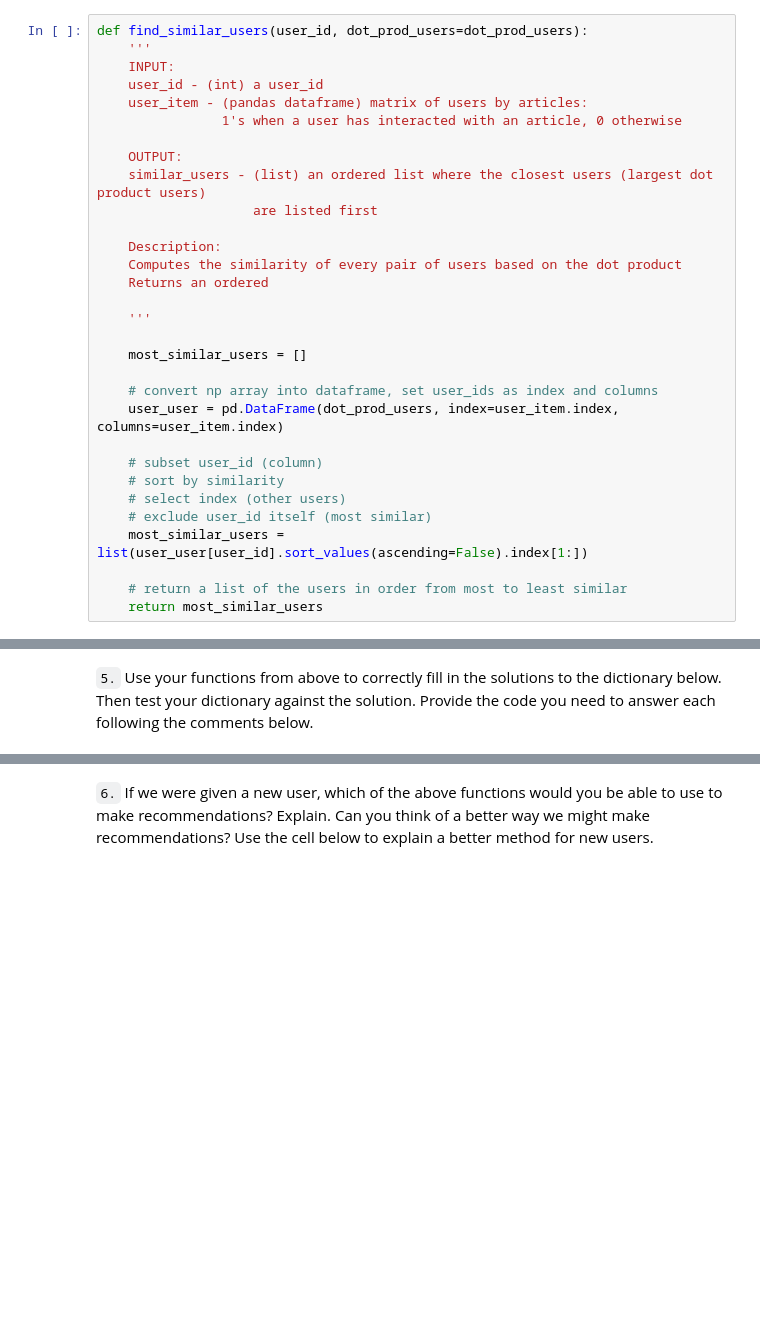
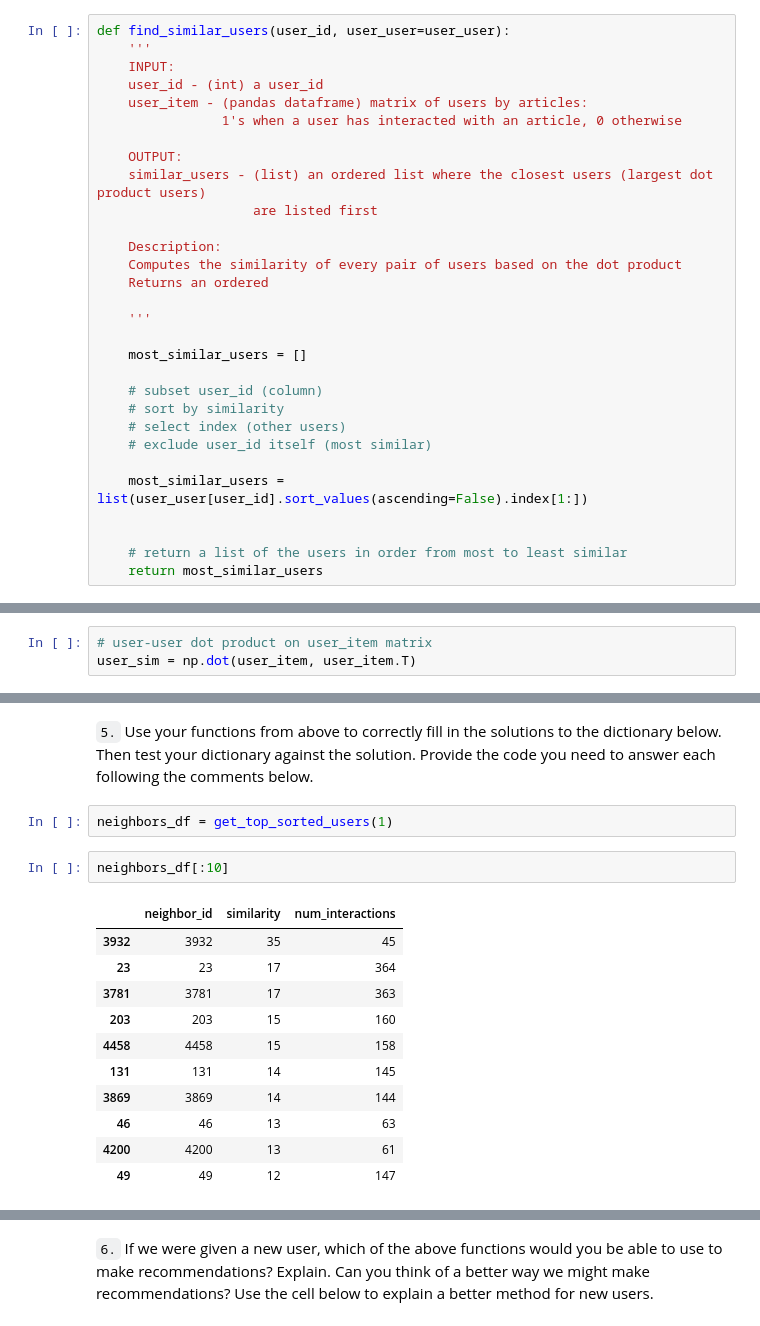
Before and after one commit to mh2065/recommender-system, a Jupyter notebook: Recommendations_with_IBM.ipynb, the cells around one changed output, grey strips where cells are left out. Saved outputs shown, nothing was run; the diff lists cells and outputs as text; blank space fills up the shorter version.

```diff
--- a/Recommendations_with_IBM.ipynb
+++ b/Recommendations_with_IBM.ipynb
@@ -386,5 +411,5 @@ dot_prod_users = np.dot(user_item, user_item.T)
 # %%
-def find_similar_users(user_id, dot_prod_users=dot_prod_users):
+def find_similar_users(user_id, user_user=user_user):
     '''
     INPUT:
     user_id - (int) a user_id
@@ -403,14 +428,13 @@ def find_similar_users(user_id, dot_prod_users=dot_prod_users):
 
     most_similar_users = []
 
-    # convert np array into dataframe, set user_ids as index and columns
-    user_user = pd.DataFrame(dot_prod_users, index=user_item.index, columns=user_item.index)
-
     # subset user_id (column)
     # sort by similarity
     # select index (other users)
     # exclude user_id itself (most similar)
+
     most_similar_users = list(user_user[user_id].sort_values(ascending=False).index[1:])
+
 
     # return a list of the users in order from most to least similar
     return most_similar_users
@@ -607,4 +633,7 @@ AssertionError:
 
 
 * Instead of arbitrarily choosing articles from the user where the number of recommended articles starts below m and ends exceeding m, choose articles with the articles with the most total interactions before choosing those with fewer total interactions. This ranking should be  what would be obtained from the **top_articles** function you wrote earlier.
+# %%
+# user-user dot product on user_item matrix
+user_sim = np.dot(user_item, user_item.T)
 # %%
@@ -669,5 +832,21 @@ print(rec_names)
 # %% [markdown]
 `5.` Use your functions from above to correctly fill in the solutions to the dictionary below.  Then test your dictionary against the solution.  Provide the code you need to answer each following the comments below.
+# %%
+neighbors_df = get_top_sorted_users(1)
+# %%
+neighbors_df[:10]
+# %% [output]
+|  | neighbor_id | similarity | num_interactions |
+| 3932 | 3932 | 35 | 45 |
+| 23 | 23 | 17 | 364 |
+| 3781 | 3781 | 17 | 363 |
+| 203 | 203 | 15 | 160 |
+| 4458 | 4458 | 15 | 158 |
+| 131 | 131 | 14 | 145 |
+| 3869 | 3869 | 14 | 144 |
+| 46 | 46 | 13 | 63 |
+| 4200 | 4200 | 13 | 61 |
+| 49 | 49 | 12 | 147 |
 # %%
 ### Tests with a dictionary of results
 
```
Also changed, not shown: parts of 31 cells of this notebook.
